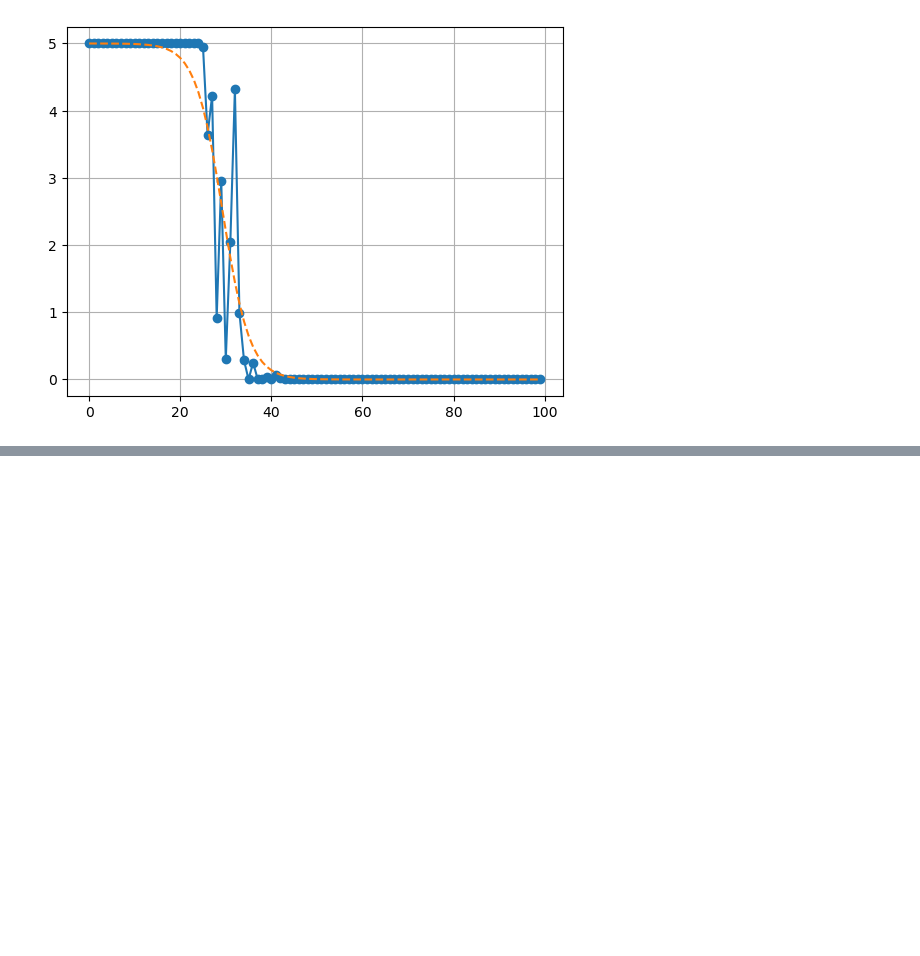
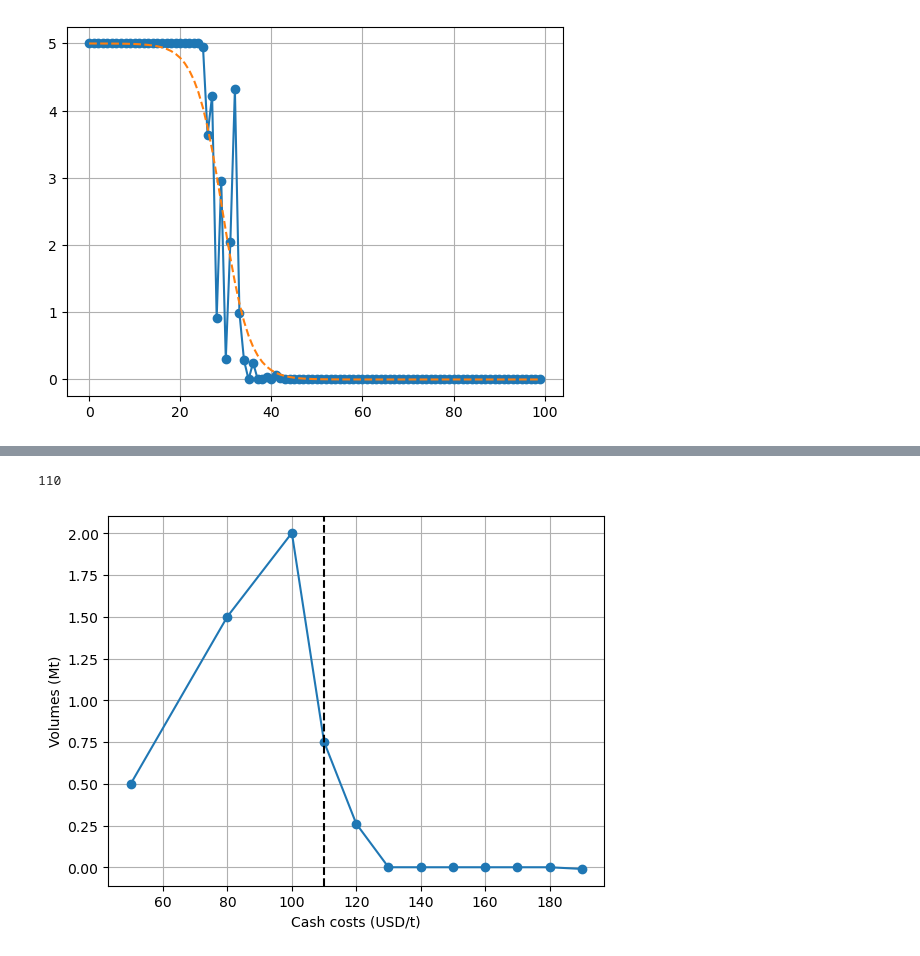
Before and after one commit to petervanya/physics-modelling, a Jupyter notebook: econ/fermi_system_simulation.ipynb, the cells around one changed output, grey strips where cells are left out. Drawn from its saved outputs; the diff is of its cells as text; code cells hidden in the pictures; blank space fills up the shorter version.

Commit message:
added cost curve simulation w variable volumes

```diff
--- a/econ/fermi_system_simulation.ipynb
+++ b/econ/fermi_system_simulation.ipynb
@@ -239,0 +243,13 @@ plt.grid()
+# %%
+def exp_bounding_fun(x):
+    '''Prevent overflow in exponential'''
+    return min(0, max(-100, x))
+# %%
+def compute_percentile(Ns, Es, perc, dN):
+    '''compute real percentile with weights, Numpy function only available from Numpy 2.0'''
+    buf = []
+    for i, _ in enumerate(Ns):
+        temp_weight = int(Ns[i] / dN)
+        buf.extend([Es[i]] * temp_weight)
+
+    return np.percentile(buf, perc, method='nearest')
@@ -239,0 +261,21 @@ plt.grid()
+# %%
+# main fixed parameters
+T = 3.0  # temperature
+
+NE = 100  # number of energy levels
+N = 150  # number of particles
+# M = 5  # max occupancy/capacity
+
+# costs
+Es = np.array([50, 80, 100, 110, 120] + list(range(130, 200, 10)))  # energy/cash cost levels, USD/t
+num_E = len(Es)
+
+# volumes in Mt
+N = 5.0
+dN = 0.01
+
+# Caps = np.array([1.0] * num_E)  # mine capacities, all same
+Caps = np.array([0.5, 1.5, 2.0, 0.75, 0.5, 1.0, 0.25, 0.25, 0.5, 0.5, 1.0, 1.0])
+
+# Ns = np.array([0.0] * 7 + [1.0] * 5)  # manual initial allocation of volumes
+Ns = np.array([0.0] * (num_E-1) + [N])  # simplest initial allocation, but need more steps
@@ -239,0 +354,15 @@ plt.grid()
+# %%
+# compute price
+P = compute_percentile(avg_Ns, Es, 90, dN)
+P
+# %% [output]
+110
+# %%
+# plot FD
+plt.plot(Es, avg_Ns, 'o-')
+plt.xlabel('Cash costs (USD/t)')
+plt.ylabel('Volumes (Mt)')
+plt.axvline(P, color='k', ls='--')
+plt.grid()
+# %% [output]
+[figure, added]
```
Also changed, not shown: parts of 6 cells of this notebook.
